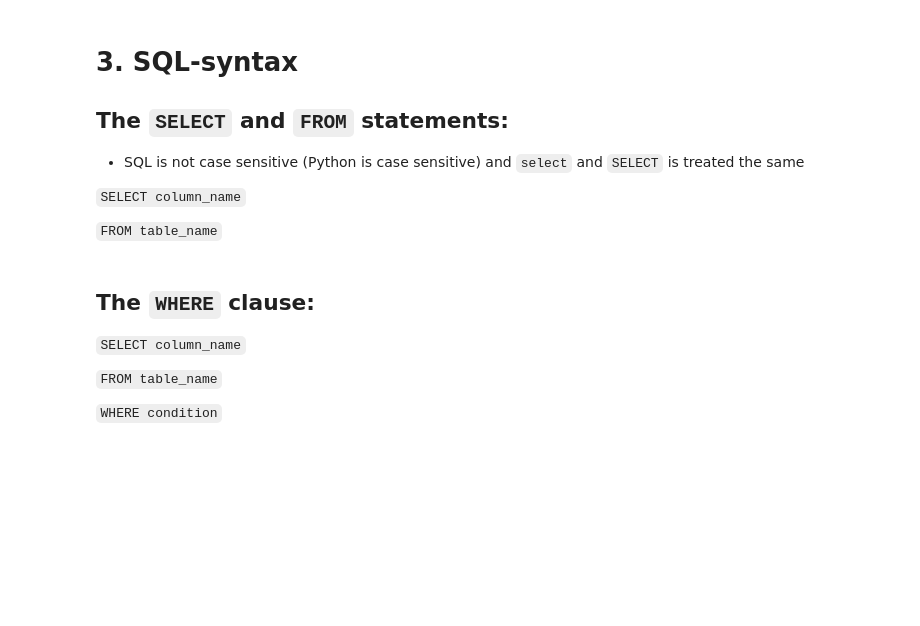
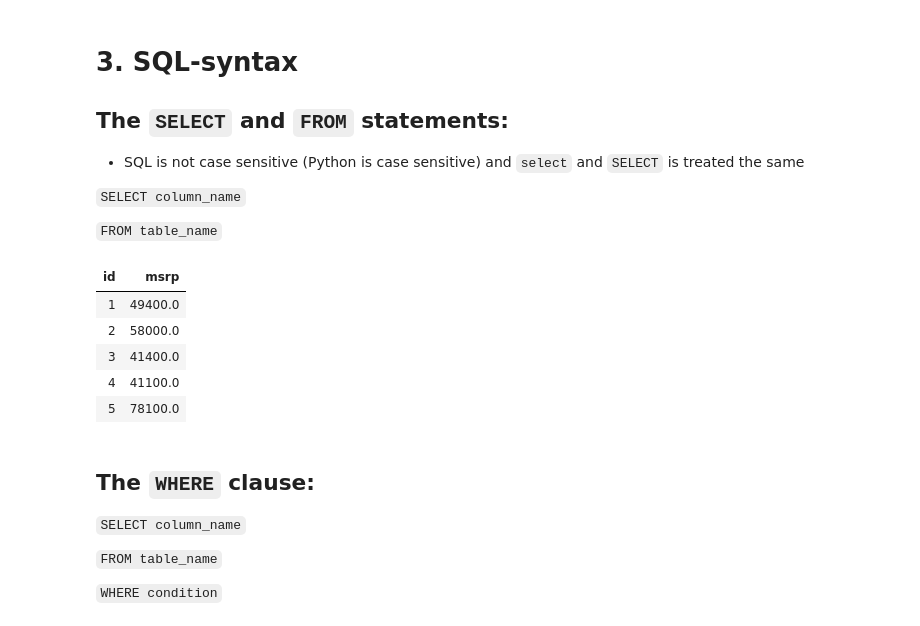
Before and after one commit to wegard/Programming-and-data-management, a Jupyter notebook: Lecture_notebooks/12_SQL_Basics.ipynb, the cells around one changed output. Saved outputs shown, nothing was run; the diff lists cells and outputs as text; code cells hidden in the pictures; blank space fills up the shorter version.

```diff
--- a/Lecture_notebooks/12_SQL_Basics.ipynb
+++ b/Lecture_notebooks/12_SQL_Basics.ipynb
@@ -64,9 +116,16 @@ LIMIT 10
 # %%
 %%sql
 
-SELECT msrp
+SELECT id, msrp
 FROM Cars
 LIMIT 5
+# %% [output]
+| id | msrp |
+| 1 | 49400.0 |
+| 2 | 58000.0 |
+| 3 | 41400.0 |
+| 4 | 41100.0 |
+| 5 | 78100.0 |
 # %% [markdown]
 ## The `WHERE` clause:
 
```
Also changed, not shown: parts of 17 cells of this notebook, 4 other files.
